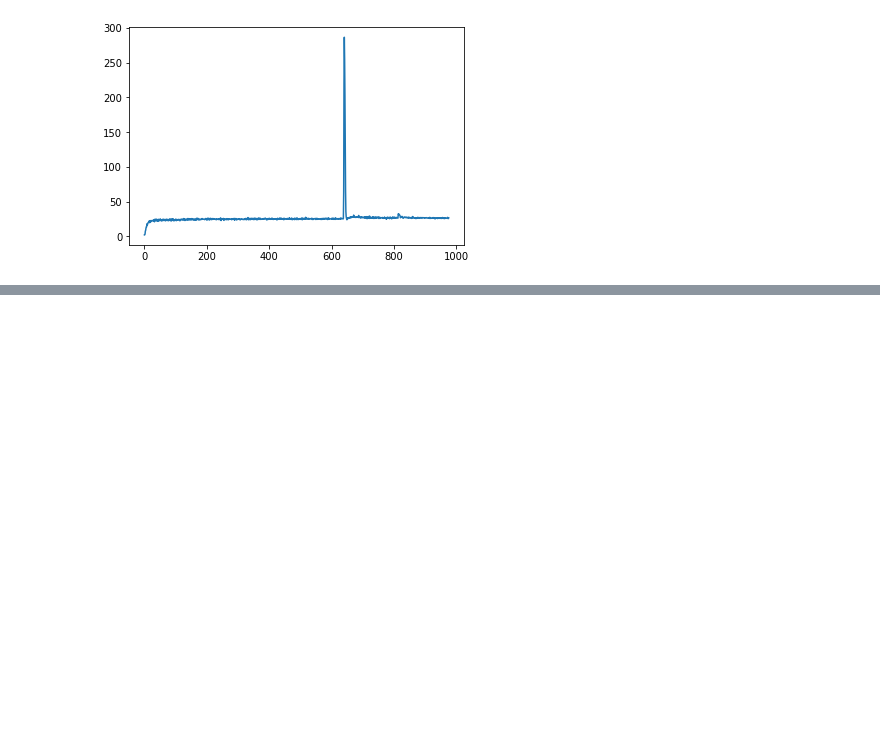
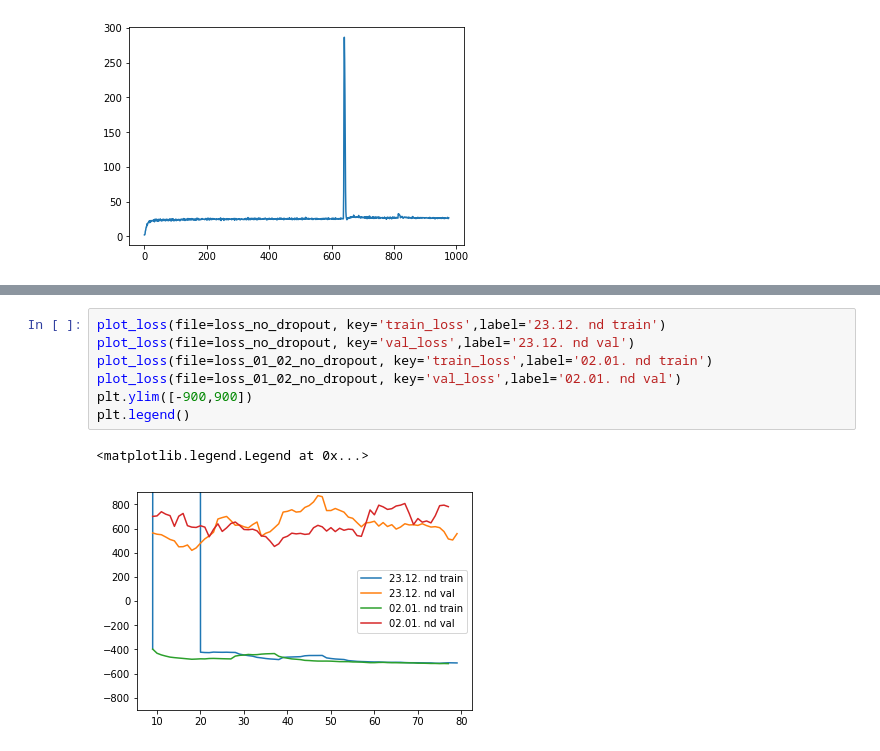
Before and after one commit to SimonTreu/sdvae, a Jupyter notebook: loss.ipynb, the cells around one changed output, grey strips where cells are left out. Drawn from its saved outputs; the diff is of its cells as text; blank space fills up the shorter version.

```diff
--- a/loss.ipynb
+++ b/loss.ipynb
@@ -35,0 +54,10 @@ loss['kl'].plot()
+# %%
+plot_loss(file=loss_no_dropout, key='train_loss',label='23.12. nd train')
+plot_loss(file=loss_no_dropout, key='val_loss',label='23.12. nd val')
+plot_loss(file=loss_01_02_no_dropout, key='train_loss',label='02.01. nd train')
+plot_loss(file=loss_01_02_no_dropout, key='val_loss',label='02.01. nd val')
+plt.ylim([-900,900])
+plt.legend()
+# %% [output]
+<matplotlib.legend.Legend at 0x...>
+[figure, added]
```
Also changed, not shown: parts of 4 cells of this notebook, 2 other files.
